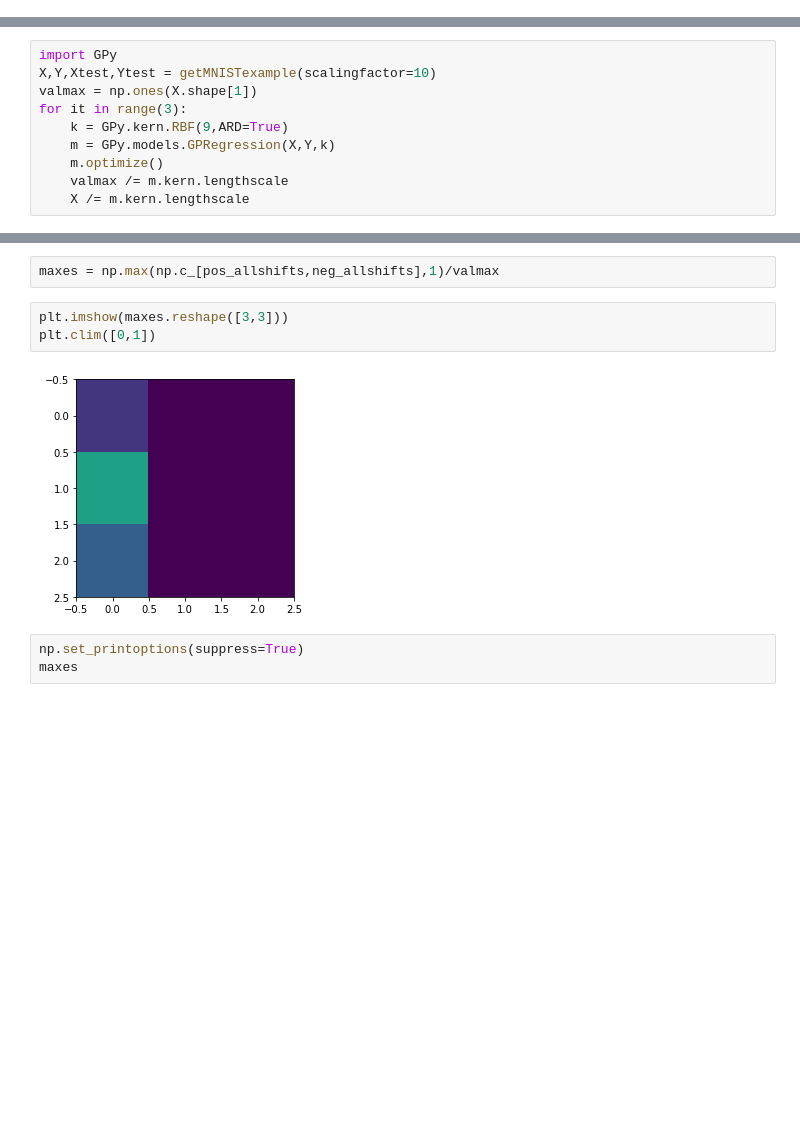
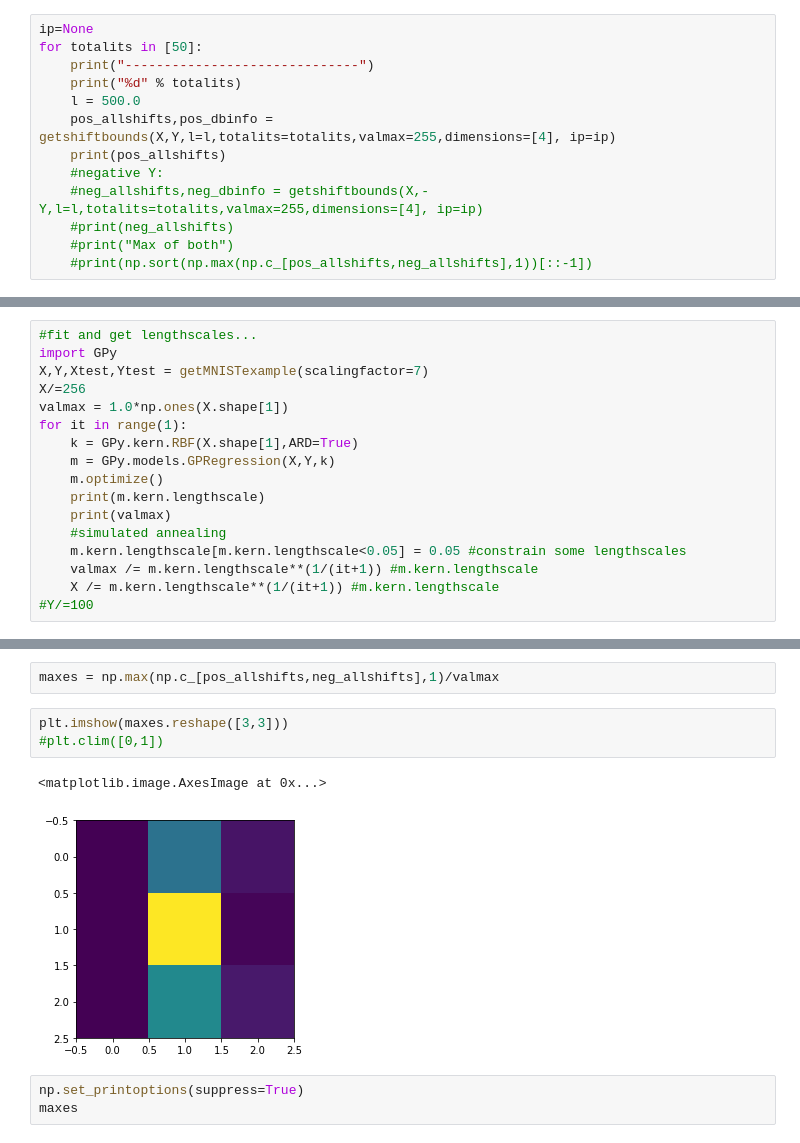
Before and after one commit to lionfish0/GPAdversarialBound, a Jupyter notebook: jupyter/Demo.ipynb, the cells around one changed output, grey strips where cells are left out. Drawn from its saved outputs; the diff is of its cells as text; blank space fills up the shorter version.

```diff
--- a/jupyter/Demo.ipynb
+++ b/jupyter/Demo.ipynb
@@ -447,0 +423,13 @@ Max of both
+# %%
+ip=None
+for totalits in [50]:
+    print("------------------------------")
+    print("%d" % totalits)
+    l = 500.0
+    pos_allshifts,pos_dbinfo = getshiftbounds(X,Y,l=l,totalits=totalits,valmax=255,dimensions=[4], ip=ip)
+    print(pos_allshifts)
+    #negative Y:
+    #neg_allshifts,neg_dbinfo = getshiftbounds(X,-Y,l=l,totalits=totalits,valmax=255,dimensions=[4], ip=ip)
+    #print(neg_allshifts)
+    #print("Max of both")
+    #print(np.sort(np.max(np.c_[pos_allshifts,neg_allshifts],1))[::-1])
@@ -448,10 +488,17 @@ Max of both
 # %%
+#fit and get lengthscales...
 import GPy
-X,Y,Xtest,Ytest = getMNISTexample(scalingfactor=10)
-valmax = np.ones(X.shape[1])
-for it in range(3):
-    k = GPy.kern.RBF(9,ARD=True)
+X,Y,Xtest,Ytest = getMNISTexample(scalingfactor=7)
+X/=256
+valmax = 1.0*np.ones(X.shape[1])
+for it in range(1):
+    k = GPy.kern.RBF(X.shape[1],ARD=True)
     m = GPy.models.GPRegression(X,Y,k)
     m.optimize()
-    valmax /= m.kern.lengthscale
-    X /= m.kern.lengthscale
+    print(m.kern.lengthscale)
+    print(valmax)
+    #simulated annealing
+    m.kern.lengthscale[m.kern.lengthscale<0.05] = 0.05 #constrain some lengthscales
+    valmax /= m.kern.lengthscale**(1/(it+1)) #m.kern.lengthscale
+    X /= m.kern.lengthscale**(1/(it+1)) #m.kern.lengthscale
+#Y/=100
@@ -482,9 +640,10 @@ Max of both
 maxes = np.max(np.c_[pos_allshifts,neg_allshifts],1)/valmax
 # %%
 plt.imshow(maxes.reshape([3,3]))
-plt.clim([0,1])
+#plt.clim([0,1])
 # %% [output]
+<matplotlib.image.AxesImage at 0x...>
-[figure, old version]
+[figure, new version]
 # %%
 np.set_printoptions(suppress=True)
 maxes
```
Also changed, not shown: parts of 26 cells of this notebook, 2 other files.
